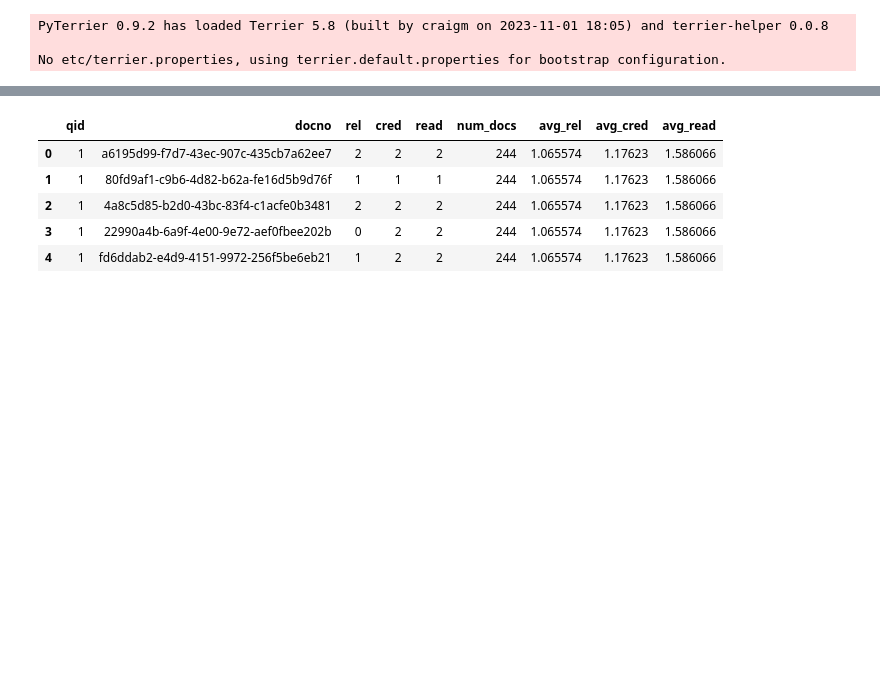
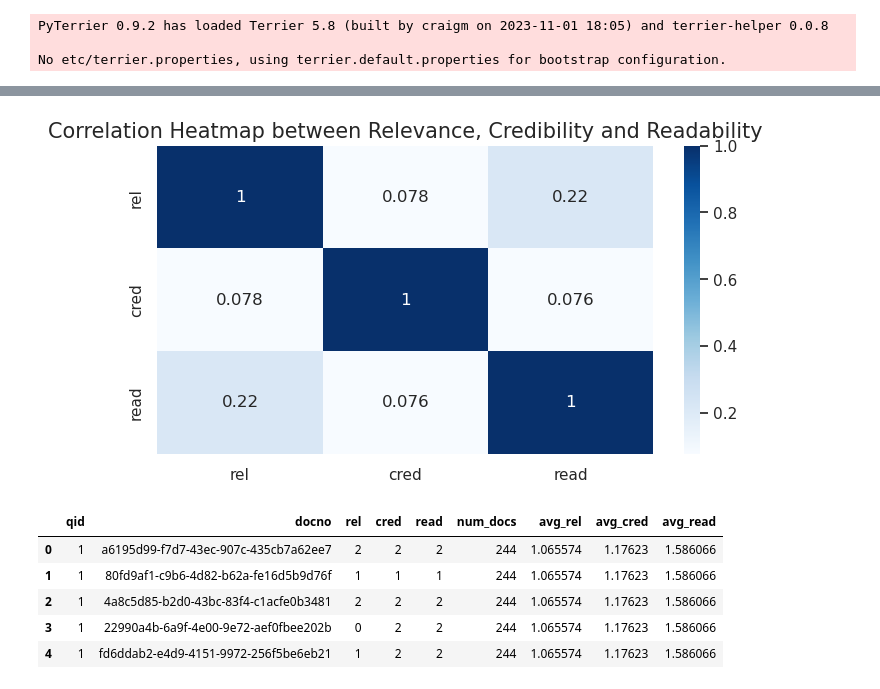
Before and after one commit to JoProbst/ThesisCode, a Jupyter notebook: dataset/data_exploration.ipynb, the cells around one changed output, grey strips where cells are left out. Saved outputs shown, nothing was run; the diff lists cells and outputs as text; code cells hidden in the pictures; blank space fills up the shorter version.

```diff
--- a/dataset/data_exploration.ipynb
+++ b/dataset/data_exploration.ipynb
@@ -135,3 +99,12 @@ all_queries_df[~all_queries_df["qid"].isin(qrels["qid"])]
+# %%
+# Correlation Heatmap between Relevance, Credibility and Readability
+plt.figure(figsize=(8, 4))
+plt.title("Correlation Heatmap between Relevance, Credibility and Readability", fontsize=15)
+sns.heatmap(qrels_cred_read[["rel", "cred", "read"]].corr(), annot=True, cmap="Blues")
+plt.savefig(plot_folder + "correlation_heatmap.png", bbox_inches='tight', dpi=300)
+plt.show()
+# %% [output]
+[figure, added]
 # %%
 # for all qids, calculate the average rel, cred, read, add new column with number of docs per qid
 
```
Also changed, not shown: parts of 40 cells of this notebook, 23 other files.
